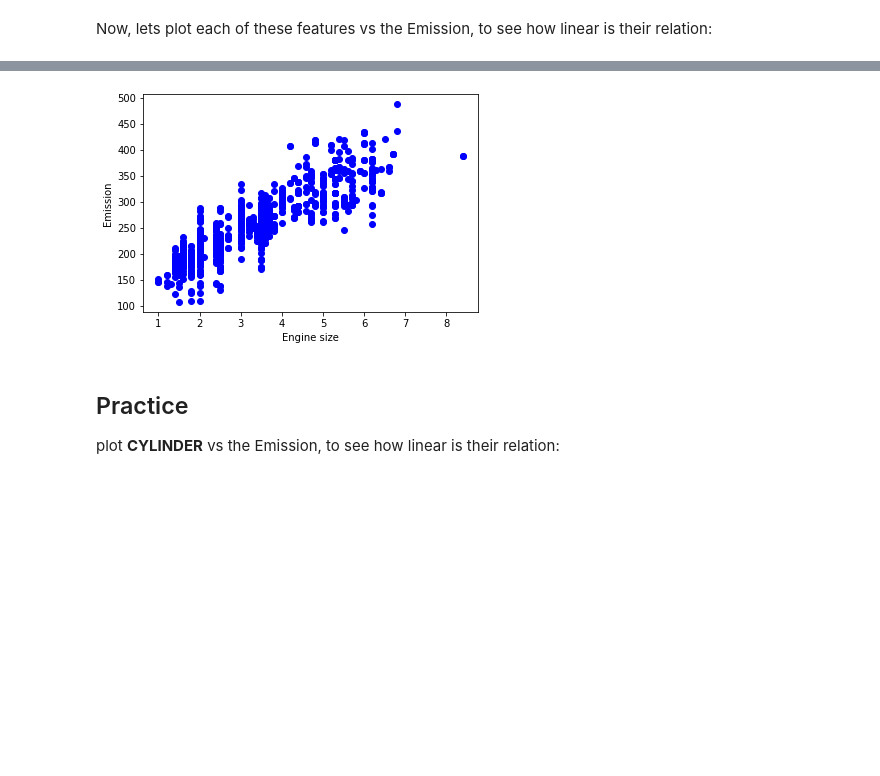
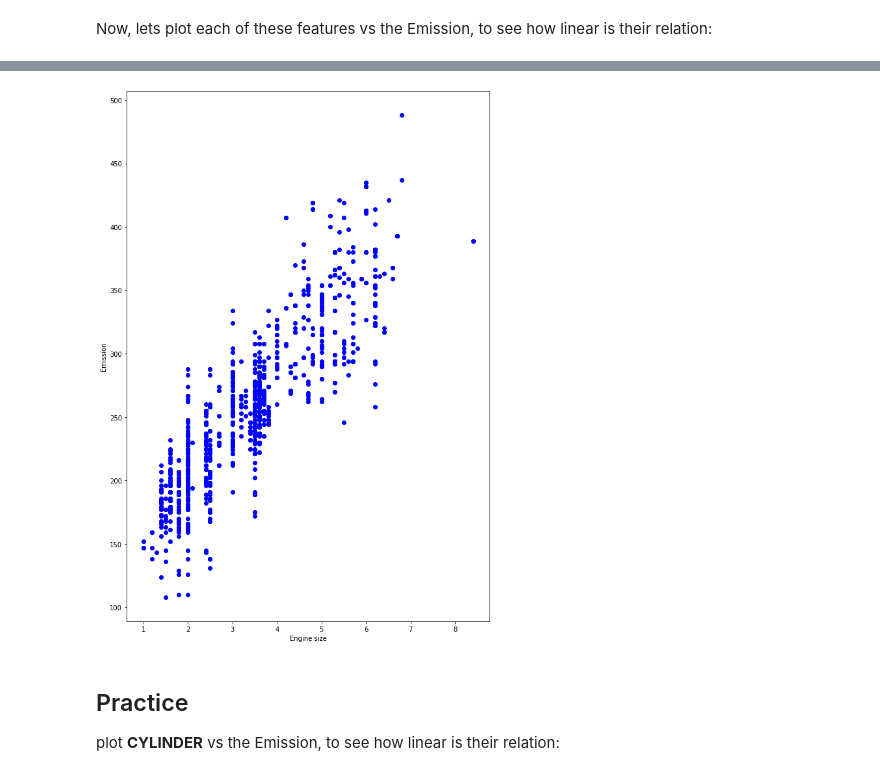
Before and after one commit to dankas/Estudos-de-MachineLearn, a Jupyter notebook: ML0101EN-Reg-Simple-Linear-Regression-Co2-py-v1.ipynb, the cells around one changed output, grey strips where cells are left out. Saved outputs shown, nothing was run; the diff lists cells and outputs as text; code cells hidden in the pictures; blank space fills up the shorter version.

```diff
--- a/ML0101EN-Reg-Simple-Linear-Regression-Co2-py-v1.ipynb
+++ b/ML0101EN-Reg-Simple-Linear-Regression-Co2-py-v1.ipynb
@@ -129,10 +131,11 @@ plt.show()
 # %%
+plt.figure(figsize=(10,15))
 plt.scatter(cdf.ENGINESIZE, cdf.CO2EMISSIONS,  color='blue')
 plt.xlabel("Engine size")
 plt.ylabel("Emission")
 plt.show()
 # %% [output]
-[figure, old version]
+[figure, new version]
 # %% [markdown]
 ## Practice
 
```
Also changed, not shown: parts of 4 cells of this notebook.
